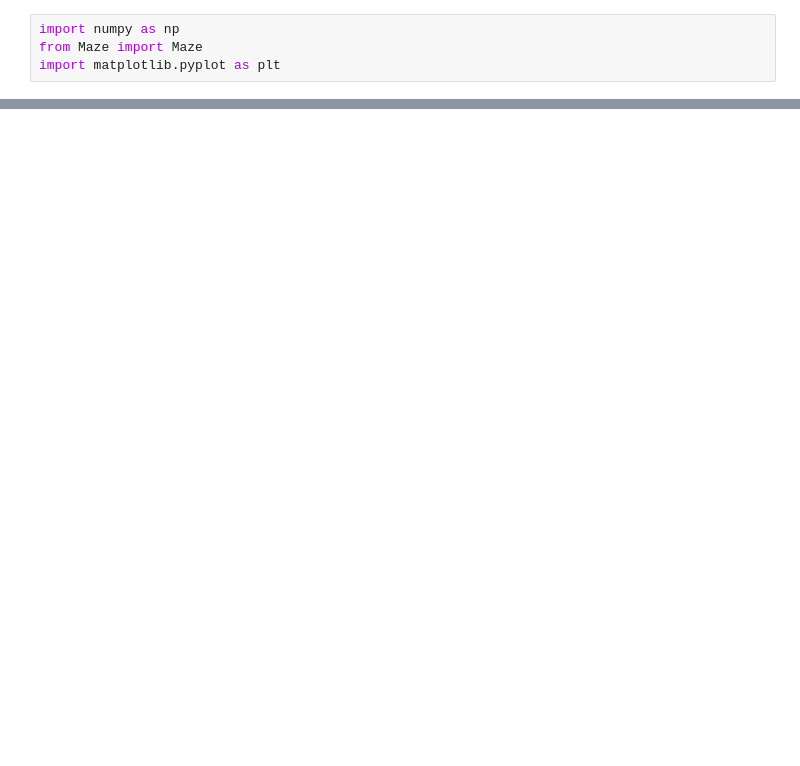
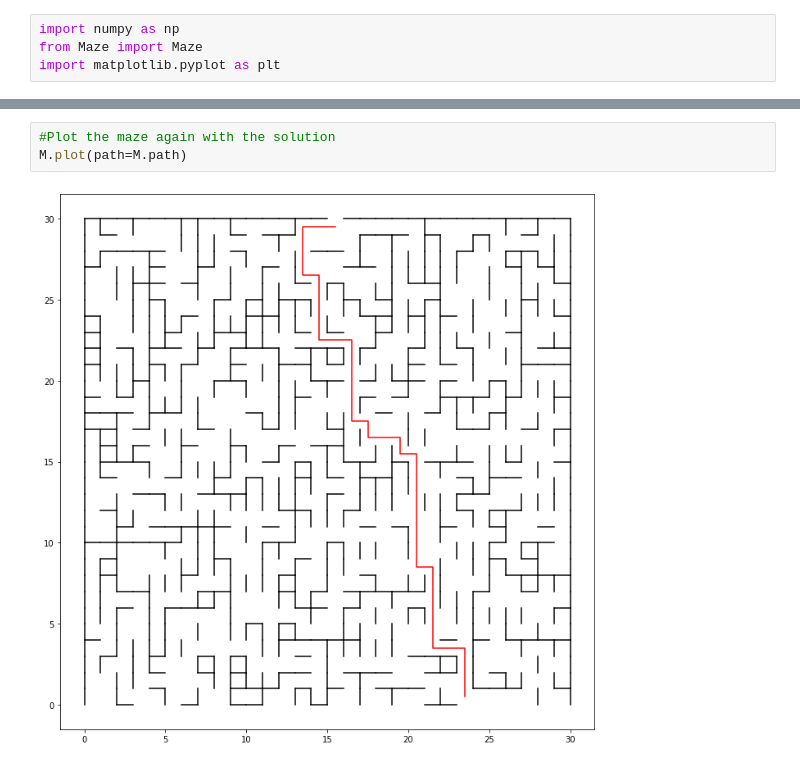
Before and after one commit to zachary-hawk/Maze_solve, a Jupyter notebook: maze_solver.ipynb, the cells around one changed output, grey strips where cells are left out. Cells and saved outputs as stored; diff of their text form; blank space fills up the shorter version.

```diff
--- a/maze_solver.ipynb
+++ b/maze_solver.ipynb
@@ -14,0 +16,5 @@ M.movie('test.mp4')
+# %%
+#Plot the maze again with the solution
+M.plot(path=M.path)
+# %% [output]
+[figure, added]
```
Also changed, not shown: parts of 8 cells of this notebook, 1 other file.
